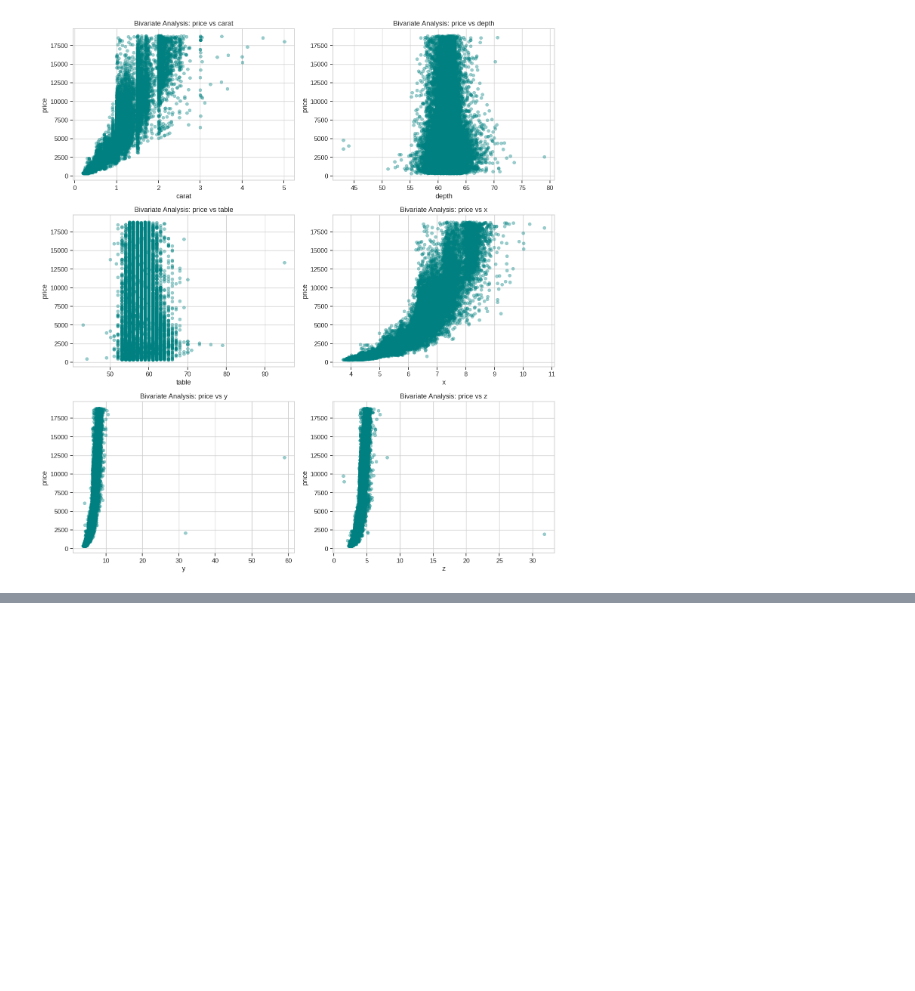
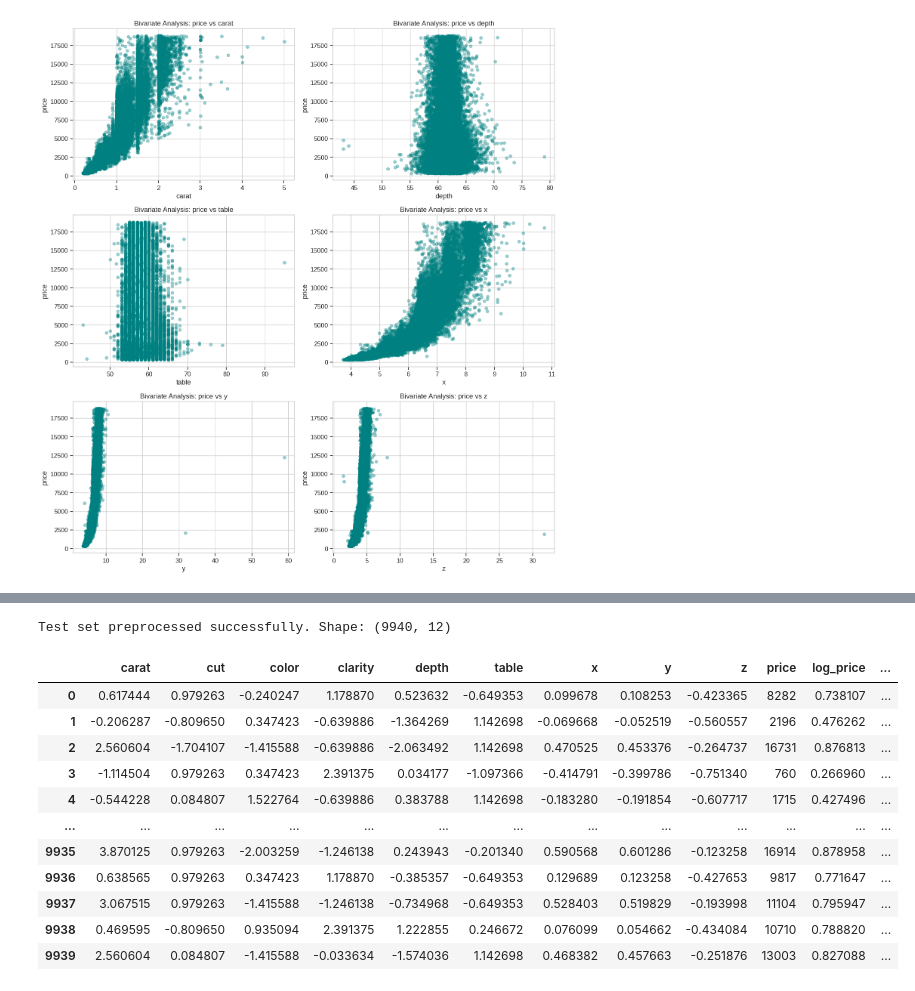
Before and after one commit to Hugusss/AAMD-Task-SupervisedLearning, a Jupyter notebook: read_preprocess_data.ipynb, the cells around one changed output, grey strips where cells are left out. Drawn from its saved outputs; the diff is of its cells as text; code cells hidden in the pictures; blank space fills up the shorter version.

```diff
--- a/devA.ipynb
+++ b/read_preprocess_data.ipynb
@@ -200,0 +331,19 @@ Total IQR-based outlier instances flagged: 4150
+# %%
+# ==============================================================================
+# SAVE PREPROCESSED TRAINING DATA
+# ==============================================================================
+output_path = '/home/jovyan/work/AAMD-Task-SupervisedLearning/data/diamonds-train-preprocessed.csv'
+df_train_ready.to_csv(output_path, index=False)
+print(f"Preprocessed training data successfully saved to: {output_path}")
+
+#store the transformation parameters needed for the test set
+transformation_params = {
+    'scaler': scaler,  #fitted StandardScaler object
+    'spatial_min': global_min,
+    'spatial_max': global_max,
+    'log_price_min': min_log,
+    'log_price_max': max_log,
+    'cut_map': cut_map,
+    'color_map': color_map,
+    'clarity_map': clarity_map
+}
@@ -200,0 +357,61 @@ Total IQR-based outlier instances flagged: 4150
+# %%
+def preprocess_test_data(df_test_raw, params):
+    """
+    Applies the exact same transformations to the test set using parameters
+    learned from the training set to prevent data leakage.
+    """
+    # Drop 'id' and create a working copy
+    df_test = df_test_raw.copy()
+    test_ids = df_test['id']
+    df_test = df_test.drop(columns=['id'])
+
+    # Ordinal Encoding, using the same maps
+    df_test['cut'] = df_test['cut'].map(params['cut_map'])
+    df_test['color'] = df_test['color'].map(params['color_map'])
+    df_test['clarity'] = df_test['clarity'].map(params['clarity_map'])
+
+    # Standardization (using the FITTED scaler from training)
+    cols_to_std = ['carat', 'depth', 'table', 'cut', 'color', 'clarity']
+    df_test[cols_to_std] = params['scaler'].transform(df_test[cols_to_std])
+
+    # Joint spatial scaling [-1, 1] (using training min/max)
+    s_min, s_max = params['spatial_min'], params['spatial_max']
+    for col in ['x', 'y', 'z']:
+        df_test[col] = 2 * ((df_test[col] - s_min) / (s_max - s_min)) - 1
+
+    # Target transformations: log_price and high_price
+    #price is the target, transform it only to evaluate later
+    log_p = np.log(df_test['price'])
+    p_min, p_max = params['log_price_min'], params['log_price_max']
+    df_test['log_price'] = 0.1 + 0.8 * ((log_p - p_min) / (p_max - p_min))
+
+    df_test['high_price'] = (df_test['price'] >= 2500).astype(int)
+
+    return df_test, test_ids
+
+#load raw test data
+df_test_raw = pd.read_csv('/home/jovyan/work/AAMD-Task-SupervisedLearning/data/diamonds-test.csv')
+
+# Process it using the stored parameters
+df_test_ready, test_ids = preprocess_test_data(df_test_raw, transformation_params)
+
+print(f"Test set preprocessed successfully. Shape: {df_test_ready.shape}")
+display(df_test_ready)
+
+output_path2 = '/home/jovyan/work/AAMD-Task-SupervisedLearning/data/diamonds-test-ready.csv'
+df_test_ready.to_csv(output_path2, index=False)
+print(f"Test set data successfully saved to: {output_path2}")
+# %% [output]
+Test set preprocessed successfully. Shape: (9940, 12)
+|  | carat | cut | color | clarity | depth | table | x | y | z | price | log_price | ... |
+| 0 | 0.617444 | 0.979263 | -0.240247 | 1.178870 | 0.523632 | -0.649353 | 0.099678 | 0.108253 | -0.423365 | 8282 | 0.738107 | ... |
+| 1 | -0.206287 | -0.809650 | 0.347423 | -0.639886 | -1.364269 | 1.142698 | -0.069668 | -0.052519 | -0.560557 | 2196 | 0.476262 | ... |
+| 2 | 2.560604 | -1.704107 | -1.415588 | -0.639886 | -2.063492 | 1.142698 | 0.470525 | 0.453376 | -0.264737 | 16731 | 0.876813 | ... |
+| 3 | -1.114504 | 0.979263 | 0.347423 | 2.391375 | 0.034177 | -1.097366 | -0.414791 | -0.399786 | -0.751340 | 760 | 0.266960 | ... |
+| 4 | -0.544228 | 0.084807 | 1.522764 | -0.639886 | 0.383788 | 1.142698 | -0.183280 | -0.191854 | -0.607717 | 1715 | 0.427496 | ... |
+| ... | ... | ... | ... | ... | ... | ... | ... | ... | ... | ... | ... | ... |
+| 9935 | 3.870125 | 0.979263 | -2.003259 | -1.246138 | 0.243943 | -0.201340 | 0.590568 | 0.601286 | -0.123258 | 16914 | 0.878958 | ... |
+| 9936 | 0.638565 | 0.979263 | 0.347423 | 1.178870 | -0.385357 | -0.649353 | 0.129689 | 0.123258 | -0.427653 | 9817 | 0.771647 | ... |
+| 9937 | 3.067515 | 0.979263 | -1.415588 | -1.246138 | -0.734968 | -0.649353 | 0.528403 | 0.519829 | -0.193998 | 11104 | 0.795947 | ... |
+| 9938 | 0.469595 | -0.809650 | 0.935094 | 2.391375 | 1.222855 | 0.246672 | 0.076099 | 0.054662 | -0.434084 | 10710 | 0.788820 | ... |
+| 9939 | 2.560604 | 0.084807 | -1.415588 | -0.033634 | -1.574036 | 1.142698 | 0.468382 | 0.457663 | -0.251876 | 13003 | 0.827088 | ... |
```
Also changed, not shown: parts of 11 cells of this notebook, 2 other files.
